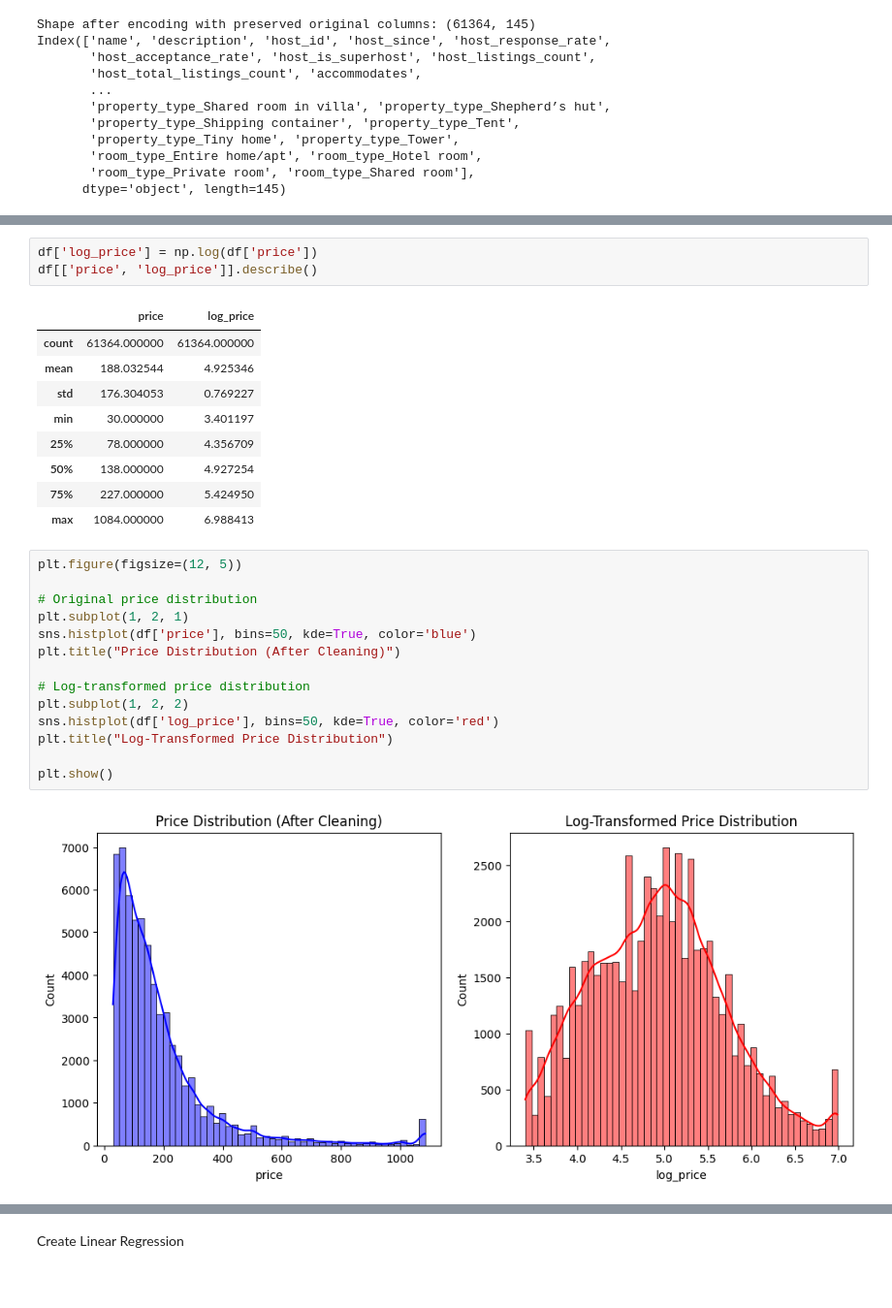
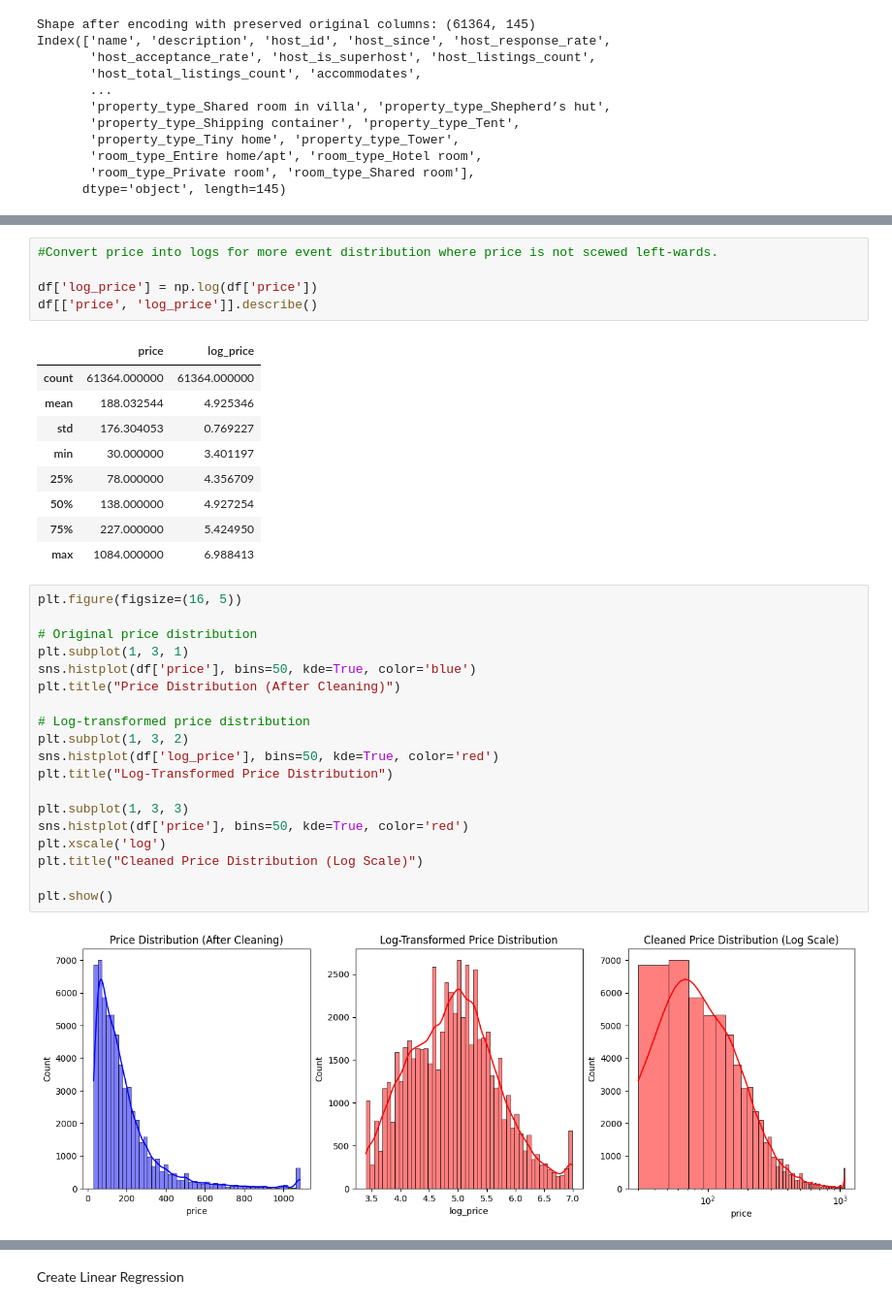
Before and after one commit to FP2003/AirBnB-Price-Prediction-System, a Jupyter notebook: fp100_jh851_final_solution.ipynb, the cells around one changed output, grey strips where cells are left out. Shown at 97% size. Drawn from its saved outputs; the diff is of its cells as text; blank space fills up the shorter version.

```diff
--- a/fp100_jh851_final_solution.ipynb
+++ b/fp100_jh851_final_solution.ipynb
@@ -299,6 +286,8 @@ plt.show()
 # %% [output]
 [figure]
 # %%
+#Convert price into logs for more event distribution where price is not scewed left-wards.
+
 df['log_price'] = np.log(df['price'])
 df[['price', 'log_price']].describe()
 # %% [output]
@@ -312,21 +301,26 @@ df[['price', 'log_price']].describe()
 | 75% | 227.000000 | 5.424950 |
 | max | 1084.000000 | 6.988413 |
 # %%
-plt.figure(figsize=(12, 5))
+plt.figure(figsize=(16, 5))
 
 # Original price distribution
-plt.subplot(1, 2, 1)
+plt.subplot(1, 3, 1)
 sns.histplot(df['price'], bins=50, kde=True, color='blue')
 plt.title("Price Distribution (After Cleaning)")
 
 # Log-transformed price distribution
-plt.subplot(1, 2, 2)
+plt.subplot(1, 3, 2)
 sns.histplot(df['log_price'], bins=50, kde=True, color='red')
 plt.title("Log-Transformed Price Distribution")
 
+plt.subplot(1, 3, 3)
+sns.histplot(df['price'], bins=50, kde=True, color='red')
+plt.xscale('log')
+plt.title("Cleaned Price Distribution (Log Scale)")
+
 plt.show()
 # %% [output]
-[figure, old version]
+[figure, new version]
 # %%
 # Compute correlation matrix including log_price
 room_type_columns = [col for col in df.columns if col.startswith('room_type_')]
```
Also changed, not shown: parts of 23 cells of this notebook.
